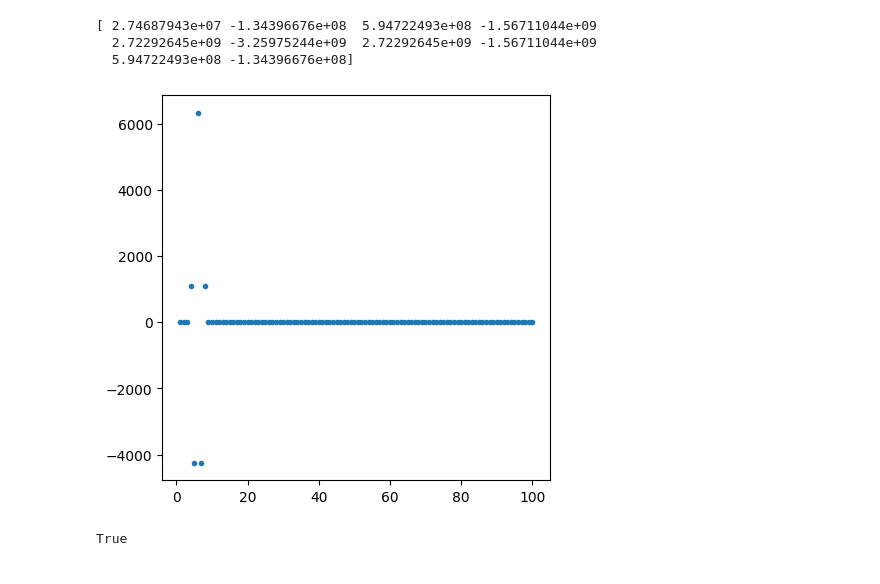
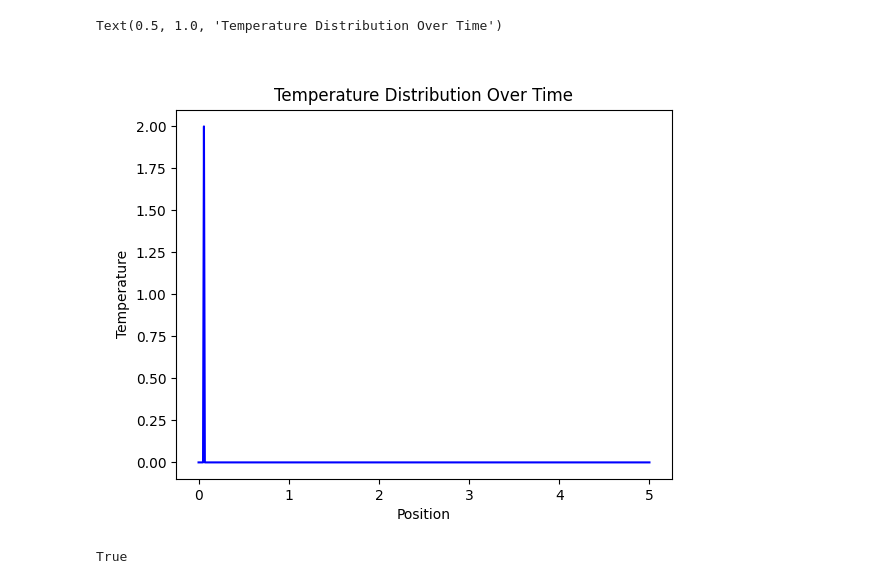
Before and after one commit to Ilankay/heat_equation_project, a Jupyter notebook: simulation.ipynb, the cells around one changed output. Saved outputs shown, nothing was run; the diff lists cells and outputs as text; code cells hidden in the pictures.

Commit message:
added animation

```diff
--- a/simulation.ipynb
+++ b/simulation.ipynb
@@ -1,12 +1,14 @@
 # %%
 import numpy as np
 from matplotlib import pyplot as plt
+from matplotlib import animation
+
 
 length = 5
 dx=0.01
 k = 0.466
-t = 300
-delta_t = 0.001
+t = 500
+delta_t = 0.0001
 
 
 def heat_equation(simulation:np.ndarray,t:int,x:int,k:float,delta_t:float)->float:
@@ -37,17 +39,27 @@ def heat_simulation(init_conditions:np.ndarray,p_amnt:float,k:float,t:float,delt
 init_conditions = np.zeros(int(length/dx))
 init_conditions[5] = 2
 simulation = heat_simulation(init_conditions,int(length/dx),k,t,delta_t)
-# %%
-fig,ax = plt.subplots(1,1,figsize=(5,5))
-ax=plt.plot(np.arange(1,101),simulation[2,1:101],".")
-#for index,gen in enumerate(simulation):
-#    ax[index]=plt.plot(np.arange(0,10),gen)
-print(simulation[5,1:11])
-# %% [output]
-[ 2.74687943e+07 -1.34396676e+08  5.94722493e+08 -1.56711044e+09
-  2.72292645e+09 -3.25975244e+09  2.72292645e+09 -1.56711044e+09
-  5.94722493e+08 -1.34396676e+08]
-[figure, removed]
+# %%
+%matplotlib widget
+# Function to update the plot for each frame of the animation
+def update(frame):
+    line.set_ydata(simulation[frame])
+    return line,
+
+# Initialize the plot
+fig, ax = plt.subplots()
+x_values = np.linspace(0, length, int(length / dx) + 2)
+line, = ax.plot(x_values, simulation[0], color='blue')
+
+# Create the animation
+ani = animation.FuncAnimation(fig, update, frames=range(t), interval=5)
+
+plt.xlabel('Position')
+plt.ylabel('Temperature')
+plt.title('Temperature Distribution Over Time')
+# %% [output]
+Text(0.5, 1.0, 'Temperature Distribution Over Time')
+[figure, added]
 # %%
 x=3
 1<x<4
```
